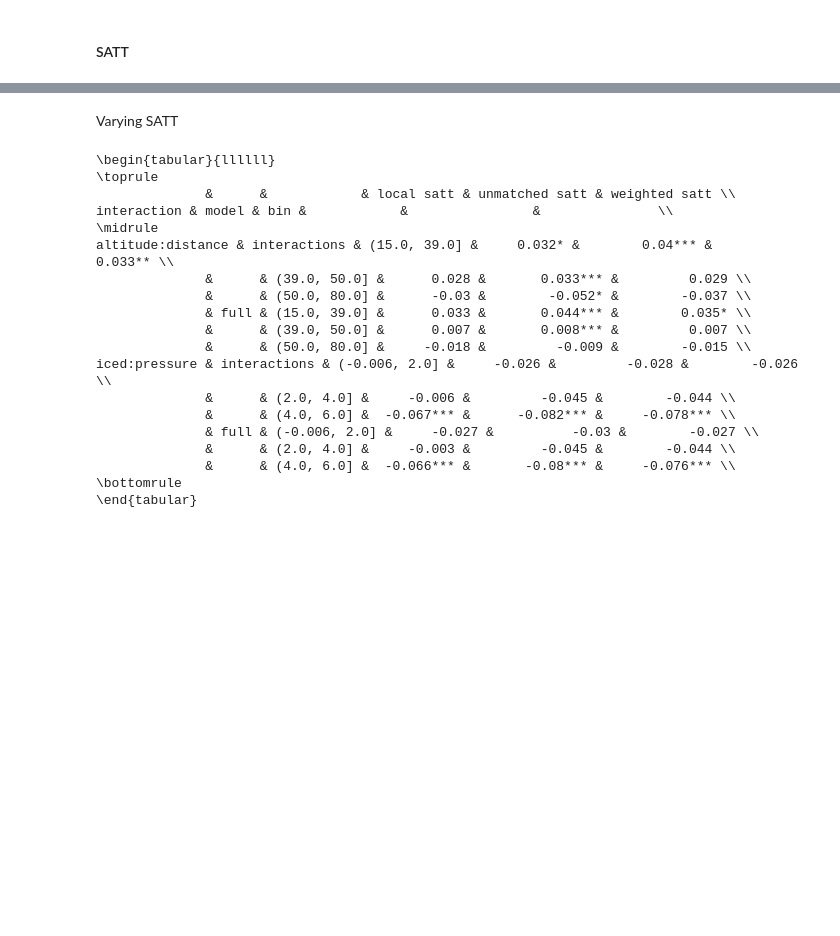
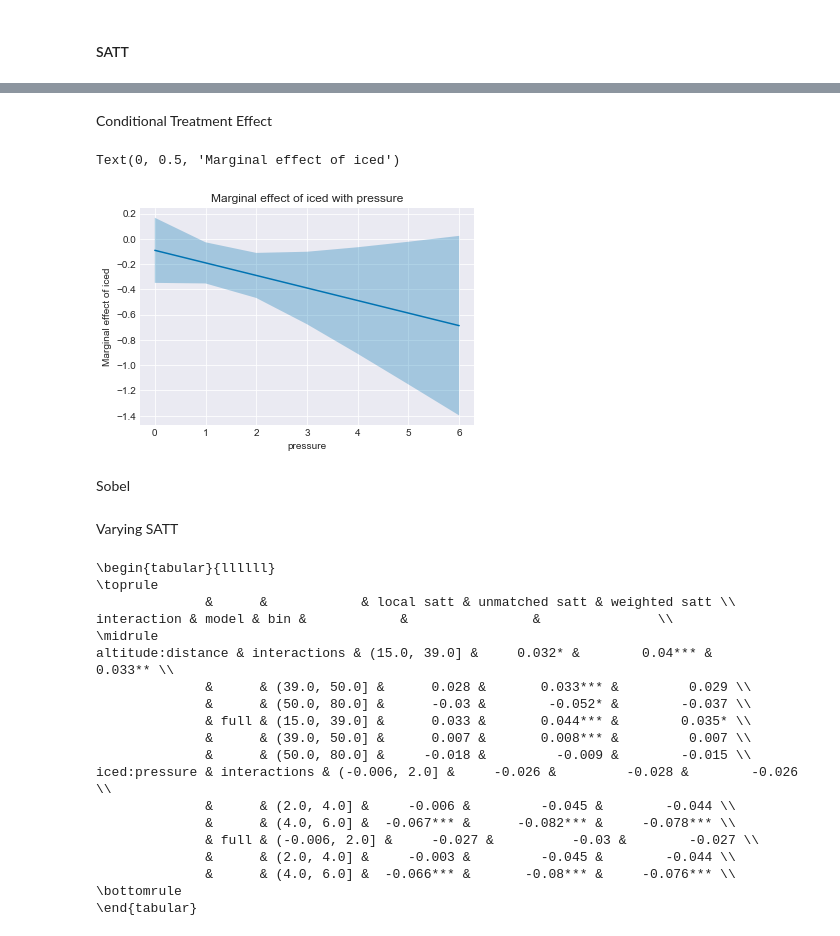
Before and after one commit to lewisbails/nfl-project, a Jupyter notebook: notebooks/field_goals.ipynb, the cells around one changed output, grey strips where cells are left out. Cells and saved outputs as stored; diff of their text form; code cells hidden in the pictures; blank space fills up the shorter version.

Commit message:
Cleaning and now using CATE

```diff
--- a/notebooks/field_goals.ipynb
+++ b/notebooks/field_goals.ipynb
@@ -268,0 +322,18 @@ Per pressure/distance strata
+# %%
+T = 'iced'
+M = 'pressure'
+vals = range(df[M].min(), df[M].max()+1)
+model = 'interactions'
+
+result = df_unmatched.loc[(df_unmatched['model']==model) & ([T in r for r in df_unmatched['covariate']]), :]
+vc = results_unmatched[model].cov_params()
+
+ATE, SE = zip(*[CATE(result, T, M, d) for d in vals])
+
+ax = sns.lineplot(x=vals, y=ATE)
+lb = np.array(ATE) - 2*np.array(SE)
+ub = np.array(ATE) + 2*np.array(SE)
+plt.fill_between(vals,lb,ub, alpha=0.3)
+ax.set_title(f'Marginal effect of {T} with {M}')
+ax.set_xlabel(M)
+ax.set_ylabel(f'Marginal effect of {T}')
@@ -530,7 +581,7 @@ for t, model in itertools.product(binary, models):
         '+ np.log(wind+1) + np.log(seasons) + iced*pressure'
     elif model == 'full':
         formula = 'good ~'+ ' + '.join(df.drop(['good']+drop.get(t, []), axis=1).columns) +\
-        ' + np.log(wind+1) + np.log(seasons) + iced*pressure + altitude*distance + altitude*np.log(distance)'
+        ' + np.log(wind+1) + np.log(seasons) + np.log(distance) + iced*pressure + altitude*distance'
     # print(t, model)
     # print(formula)
     w = weights[t]
@@ -679,5 +729,30 @@ iced & simple &   -0.05*** &       -0.05*** &      -0.05*** \\
 \bottomrule
 \end{tabular}
+# %% [markdown]
+Conditional Treatment Effect
+# %%
+T = 'iced'
+M = 'pressure'
+vals = range(df[M].min(), df[M].max()+1)
+model = 'full'
+
+result = df_matched.loc[(df_matched['model']==model) & (df_matched['treatment']==T) & ([T in r for r in df_matched['covariate']]), :]
+vc = results_matched.loc[(results_matched['model']==model) & (results_matched['treatment']==T), 'result'].iloc[0].cov_params()
+
+ATE, SE = zip(*[CATE(result, T, M, d) for d in vals])
+
+ax = sns.lineplot(x=vals, y=ATE)
+lb = np.array(ATE) - 2*np.array(SE)
+ub = np.array(ATE) + 2*np.array(SE)
+plt.fill_between(vals,lb,ub, alpha=0.3)
+ax.set_title(f'Marginal effect of {T} with {M}')
+ax.set_xlabel(M)
+ax.set_ylabel(f'Marginal effect of {T}')
+# %% [output]
+Text(0, 0.5, 'Marginal effect of iced')
+[figure, added]
+# %% [markdown]
+Sobel
 # %% [markdown]
 Varying SATT
 # %%
```
Also changed, not shown: parts of 26 cells of this notebook, 9 other files.
